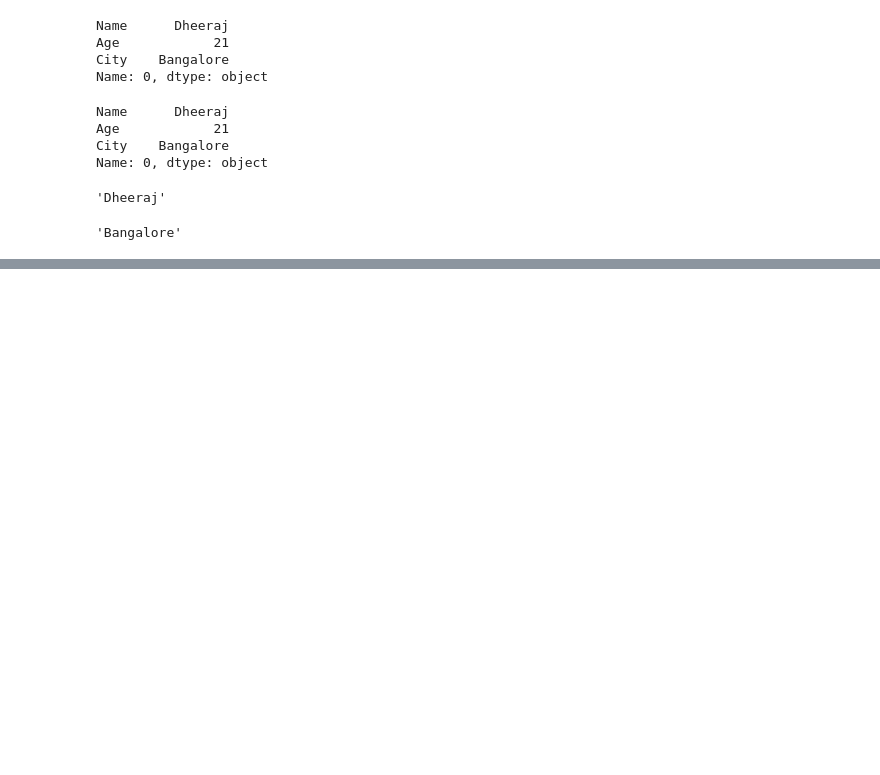
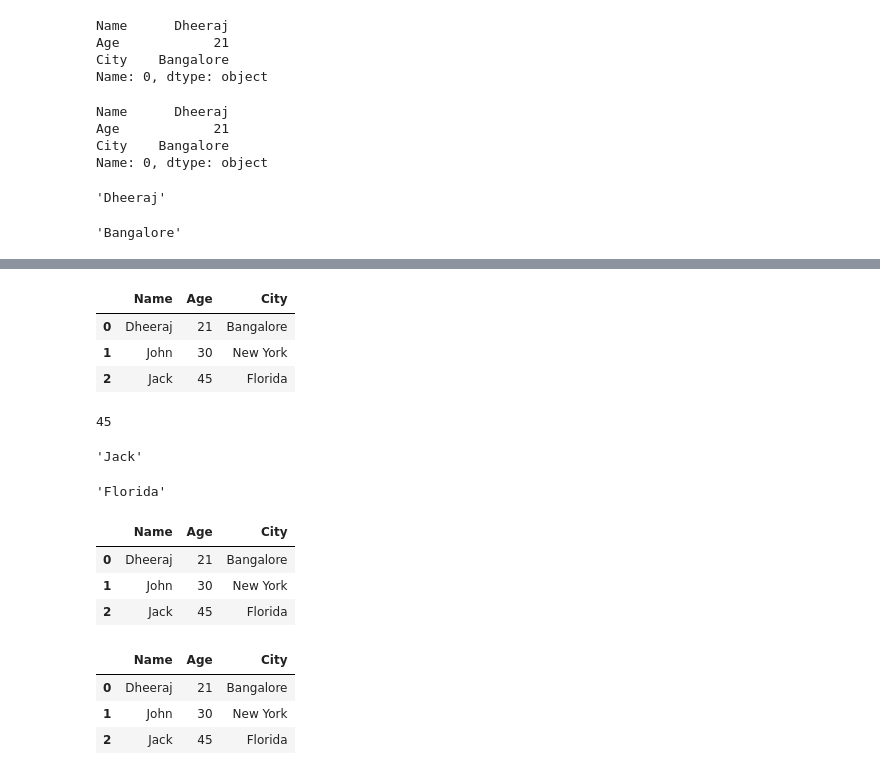
Before and after one commit to DheerajMahapatra/Data-Science, a Jupyter notebook: 10-Data Analysis With Python/10.2-pandas.ipynb, the cells around one changed output, grey strips where cells are left out. Drawn from its saved outputs; the diff is of its cells as text; code cells hidden in the pictures; blank space fills up the shorter version.

```diff
--- a/10-Data Analysis With Python/10.2-pandas.ipynb
+++ b/10-Data Analysis With Python/10.2-pandas.ipynb
@@ -185,0 +196,38 @@ df.iloc[0][2]
+# %%
+df
+# %% [output]
+|  | Name | Age | City |
+| 0 | Dheeraj | 21 | Bangalore |
+| 1 | John | 30 | New York |
+| 2 | Jack | 45 | Florida |
+# %%
+## Accessing a specific elements
+
+df.at[2,'Age']
+# %% [output]
+45
+# %%
+df.at[2,'Name']
+# %% [output]
+'Jack'
+# %%
+## Accessing a specified elements using iat
+df.iat[2,2]
+# %% [output]
+'Florida'
+# %%
+df
+# %% [output]
+|  | Name | Age | City |
+| 0 | Dheeraj | 21 | Bangalore |
+| 1 | John | 30 | New York |
+| 2 | Jack | 45 | Florida |
+# %%
+### Data manipulation with Dataframe
+
+df
+# %% [output]
+|  | Name | Age | City |
+| 0 | Dheeraj | 21 | Bangalore |
+| 1 | John | 30 | New York |
+| 2 | Jack | 45 | Florida |
```
Also changed, not shown: parts of 16 cells of this notebook.
